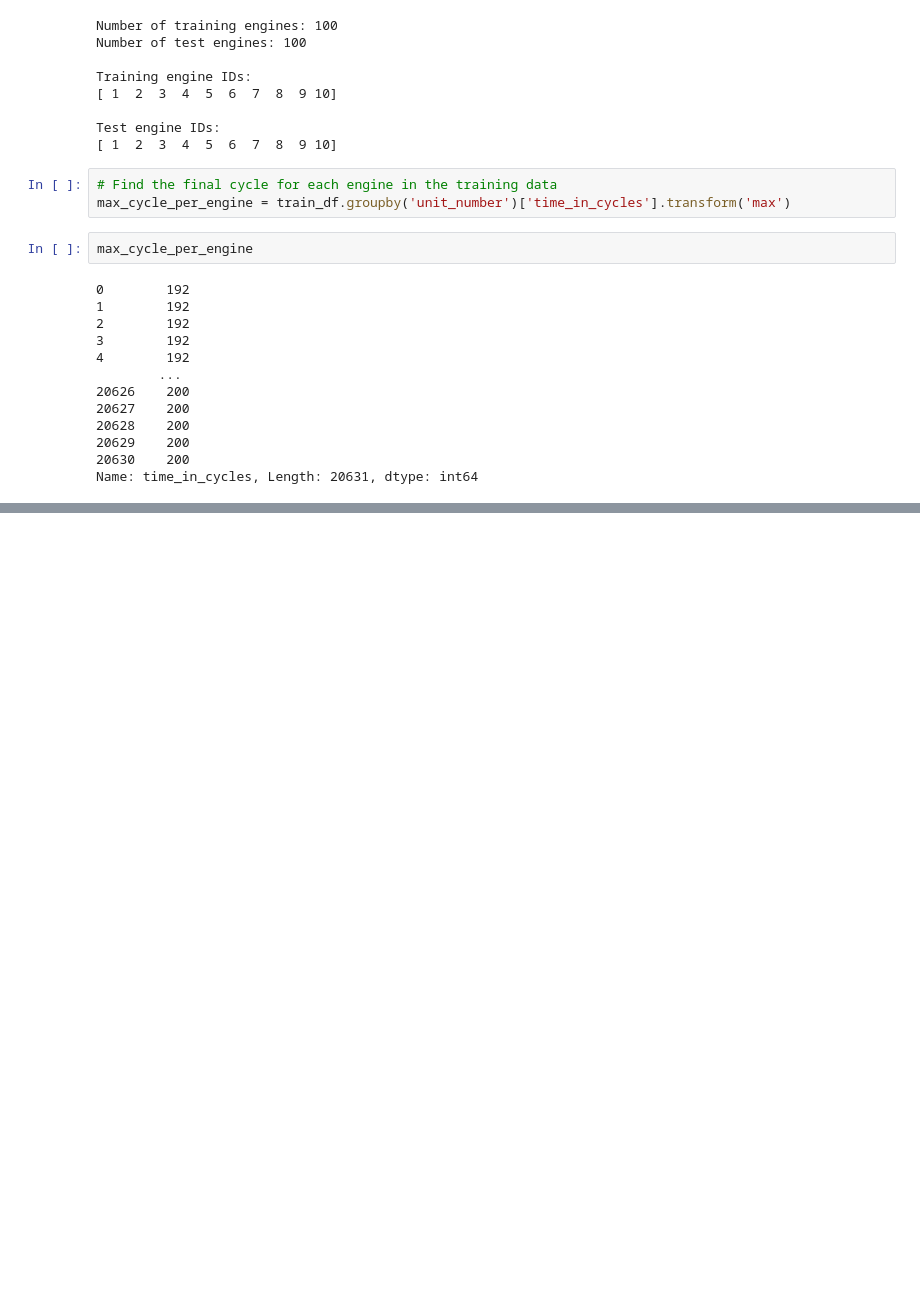
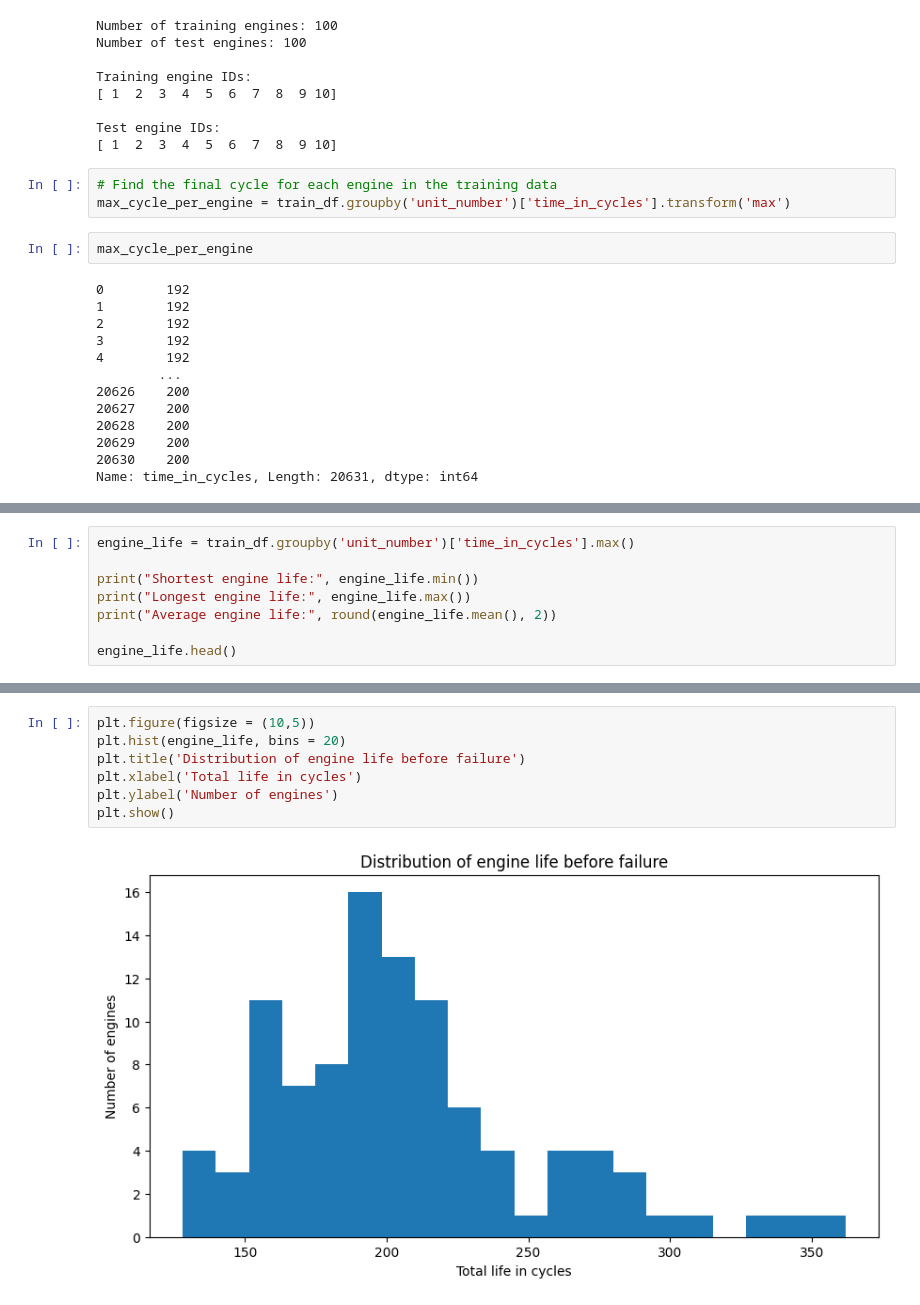
Before and after one commit to kallurivenkatesh4416-commits/aero-rul-predictor, a Jupyter notebook: notebooks/01_experiments.ipynb, the cells around one changed output, grey strips where cells are left out. Cells and saved outputs as stored; diff of their text form; blank space fills up the shorter version.

```diff
--- a/notebooks/01_experiments.ipynb
+++ b/notebooks/01_experiments.ipynb
@@ -207,0 +241,8 @@ train_df[train_df['unit_number'] == 1]
+# %%
+engine_life = train_df.groupby('unit_number')['time_in_cycles'].max()
+
+print("Shortest engine life:", engine_life.min())
+print("Longest engine life:", engine_life.max())
+print("Average engine life:", round(engine_life.mean(), 2))
+
+engine_life.head()
@@ -207,0 +260,9 @@ train_df[train_df['unit_number'] == 1]
+# %%
+plt.figure(figsize = (10,5))
+plt.hist(engine_life, bins = 20)
+plt.title('Distribution of engine life before failure')
+plt.xlabel('Total life in cycles')
+plt.ylabel('Number of engines')
+plt.show()
+# %% [output]
+[figure, added]
```
Also changed, not shown: parts of 33 cells of this notebook, 4 other files.
